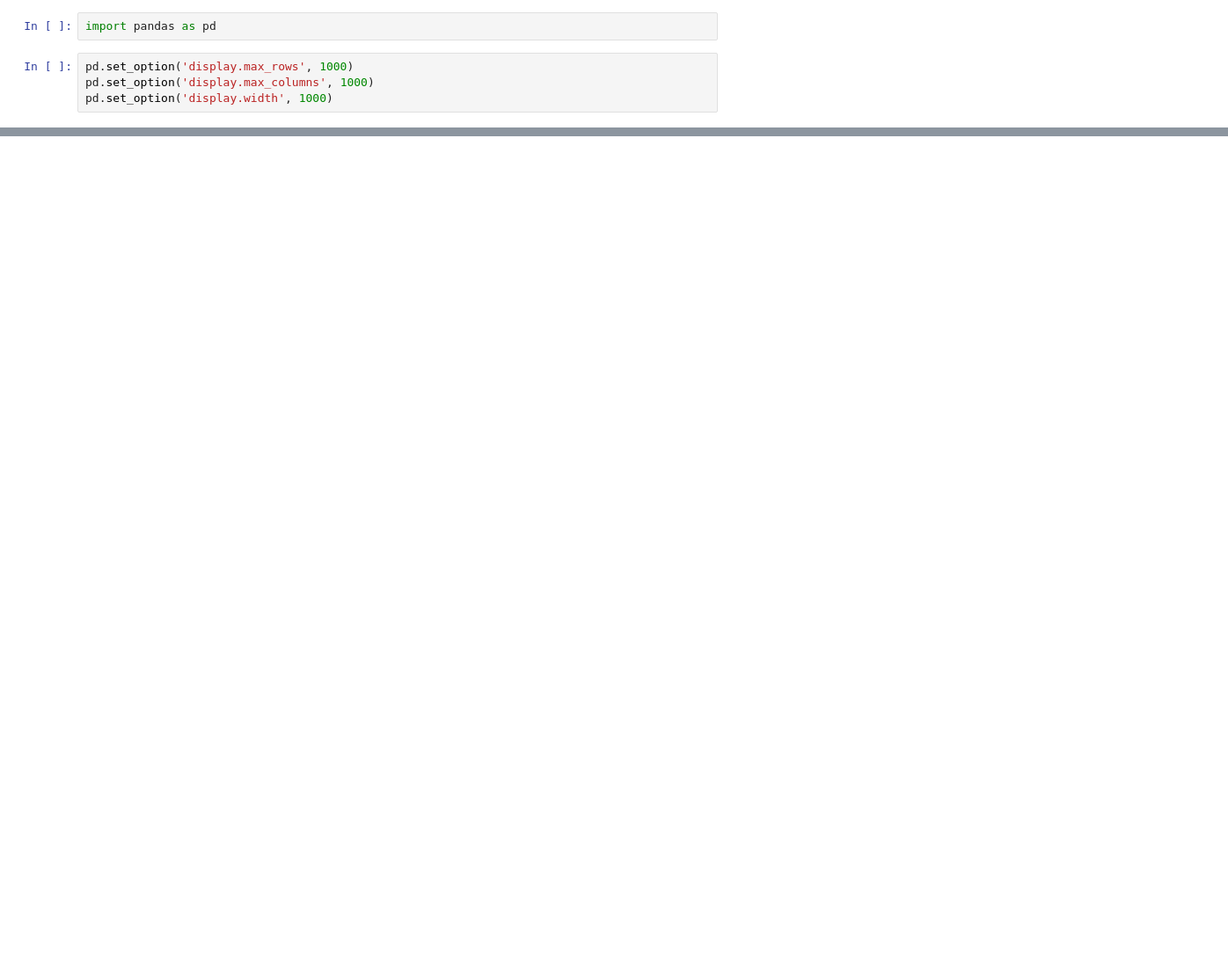
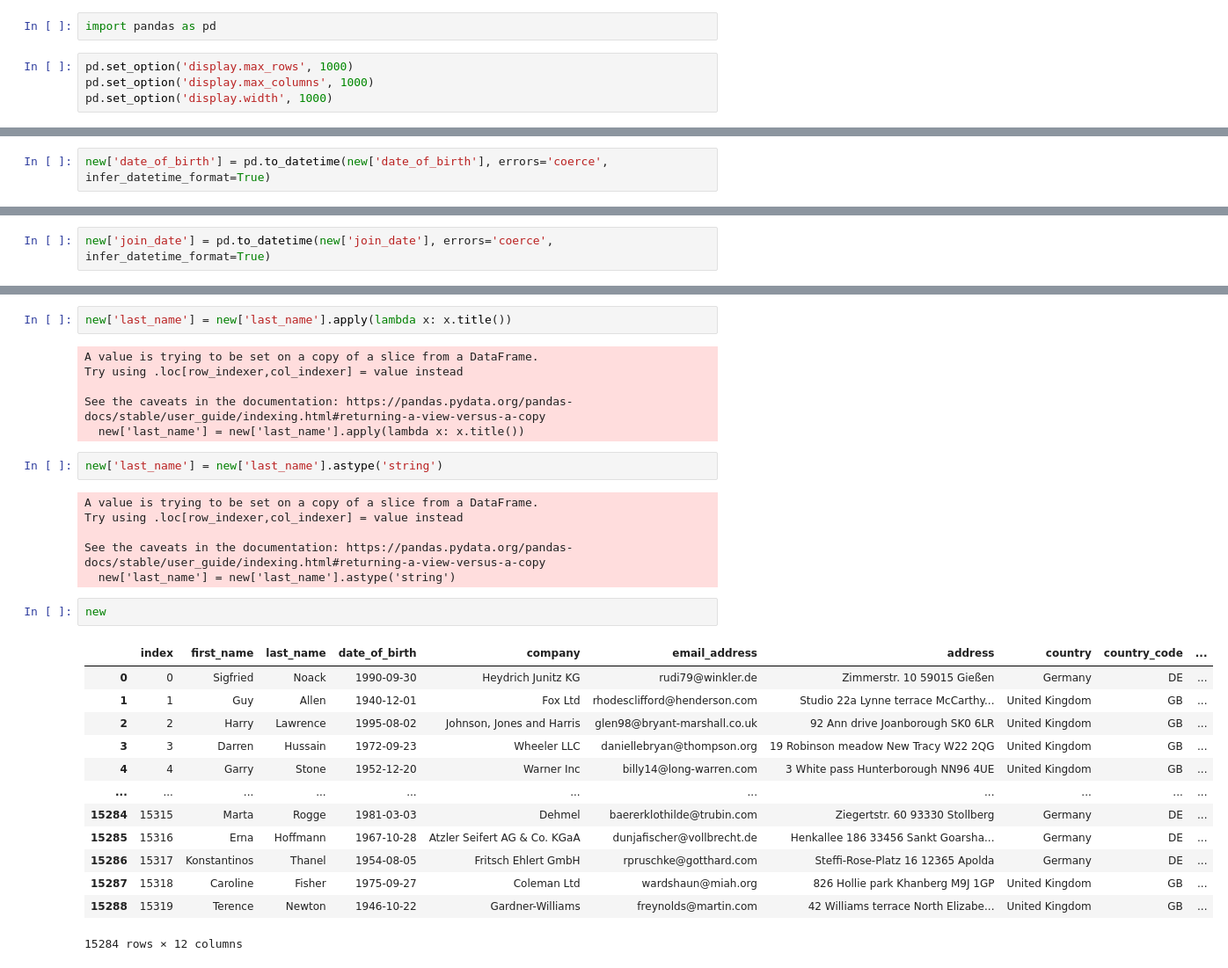
Before and after one commit to tonCodesData/multinational-retail-data-centralisation, a Jupyter notebook: user_cleaning.ipynb, the cells around one changed output, grey strips where cells are left out. Shown at 88% size. Drawn from its saved outputs; the diff is of its cells as text; blank space fills up the shorter version.

```diff
--- a/user_cleaning.ipynb
+++ b/user_cleaning.ipynb
@@ -9,0 +175,2 @@ users = pd.read_csv('users.csv')
+# %%
+new['date_of_birth'] = pd.to_datetime(new['date_of_birth'], errors='coerce', infer_datetime_format=True)
@@ -9,0 +198,2 @@ users = pd.read_csv('users.csv')
+# %%
+new['join_date'] = pd.to_datetime(new['join_date'], errors='coerce', infer_datetime_format=True)
@@ -23,0 +239,32 @@ users.head(10)
+# %%
+new['last_name'] = new['last_name'].apply(lambda x: x.title())
+# %% [output]
+A value is trying to be set on a copy of a slice from a DataFrame.
+Try using .loc[row_indexer,col_indexer] = value instead
+
+See the caveats in the documentation: https://pandas.pydata.org/pandas-docs/stable/user_guide/indexing.html#returning-a-view-versus-a-copy
+  new['last_name'] = new['last_name'].apply(lambda x: x.title())
+# %%
+new['last_name'] = new['last_name'].astype('string')
+# %% [output]
+A value is trying to be set on a copy of a slice from a DataFrame.
+Try using .loc[row_indexer,col_indexer] = value instead
+
+See the caveats in the documentation: https://pandas.pydata.org/pandas-docs/stable/user_guide/indexing.html#returning-a-view-versus-a-copy
+  new['last_name'] = new['last_name'].astype('string')
+# %%
+new
+# %% [output]
+|  | index | first_name | last_name | date_of_birth | company | email_address | address | country | country_code | ... |
+| 0 | 0 | Sigfried | Noack | 1990-09-30 | Heydrich Junitz KG | rudi79@winkler.de | Zimmerstr. 10 59015 Gießen | Germany | DE | ... |
+| 1 | 1 | Guy | Allen | 1940-12-01 | Fox Ltd | rhodesclifford@henderson.com | Studio 22a Lynne terrace McCarthy... | United Kingdom | GB | ... |
+| 2 | 2 | Harry | Lawrence | 1995-08-02 | Johnson, Jones and Harris | glen98@bryant-marshall.co.uk | 92 Ann drive Joanborough SK0 6LR | United Kingdom | GB | ... |
+| 3 | 3 | Darren | Hussain | 1972-09-23 | Wheeler LLC | daniellebryan@thompson.org | 19 Robinson meadow New Tracy W22 2QG | United Kingdom | GB | ... |
+| 4 | 4 | Garry | Stone | 1952-12-20 | Warner Inc | billy14@long-warren.com | 3 White pass Hunterborough NN96 4UE | United Kingdom | GB | ... |
+| ... | ... | ... | ... | ... | ... | ... | ... | ... | ... | ... |
+| 15284 | 15315 | Marta | Rogge | 1981-03-03 | Dehmel | baererklothilde@trubin.com | Ziegertstr. 60 93330 Stollberg | Germany | DE | ... |
+| 15285 | 15316 | Erna | Hoffmann | 1967-10-28 | Atzler Seifert AG & Co. KGaA | dunjafischer@vollbrecht.de | Henkallee 186 33456 Sankt Goarsha... | Germany | DE | ... |
+| 15286 | 15317 | Konstantinos | Thanel | 1954-08-05 | Fritsch Ehlert GmbH | rpruschke@gotthard.com | Steffi-Rose-Platz 16 12365 Apolda | Germany | DE | ... |
+| 15287 | 15318 | Caroline | Fisher | 1975-09-27 | Coleman Ltd | wardshaun@miah.org | 826 Hollie park Khanberg M9J 1GP | United Kingdom | GB | ... |
+| 15288 | 15319 | Terence | Newton | 1946-10-22 | Gardner-Williams | freynolds@martin.com | 42 Williams terrace North Elizabe... | United Kingdom | GB | ... |
+15284 rows × 12 columns
```
Also changed, not shown: parts of 37 cells of this notebook, 1 other file.
